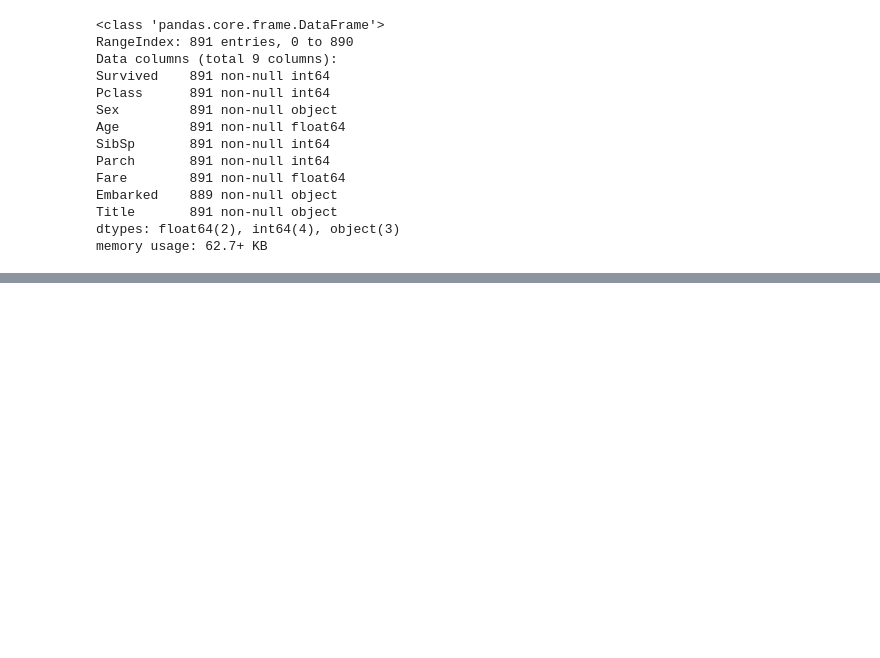
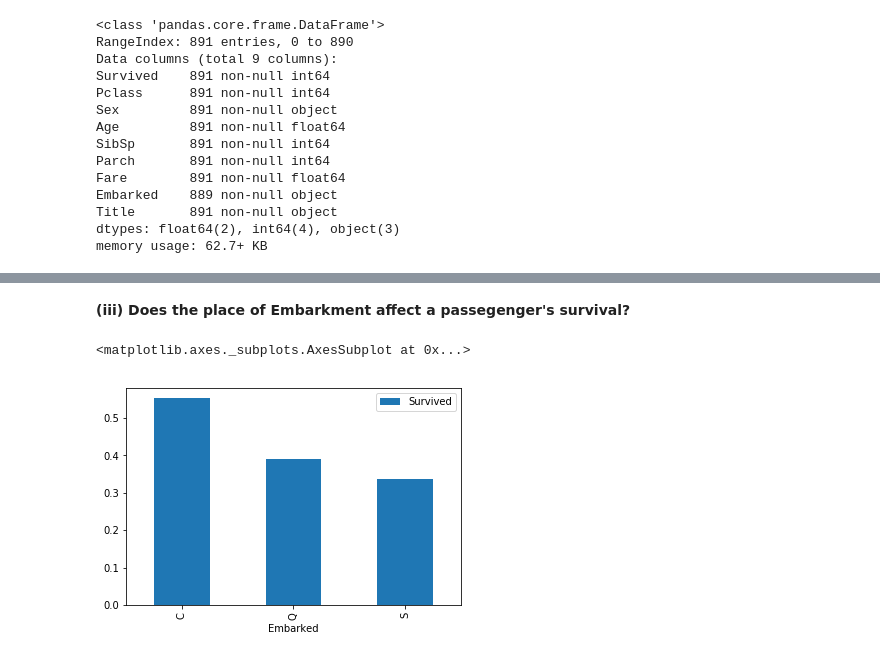
Before and after one commit to madhavhugar/Kaggle-Challenges, a Jupyter notebook: titanic-survival/src/analysis/titanic-survival-notebook.ipynb, the cells around one changed output, grey strips where cells are left out. Drawn from its saved outputs; the diff is of its cells as text; code cells hidden in the pictures; blank space fills up the shorter version.

```diff
--- a/titanic-survival/src/analysis/titanic-survival-notebook.ipynb
+++ b/titanic-survival/src/analysis/titanic-survival-notebook.ipynb
@@ -162,0 +195,11 @@ memory usage: 62.7+ KB
+# %% [markdown]
+**(iii) Does the place of Embarkment affect a passegenger's survival?**
+# %%
+df_cleaned[['Embarked', 'Survived']]\
+    .groupby(by='Embarked', as_index=True)\
+    .mean()\
+    .sort_values(by='Survived', ascending=False)\
+    .plot(kind='bar')
+# %% [output]
+<matplotlib.axes._subplots.AxesSubplot at 0x...>
+[figure, added]
```
Also changed, not shown: parts of 22 cells of this notebook.
